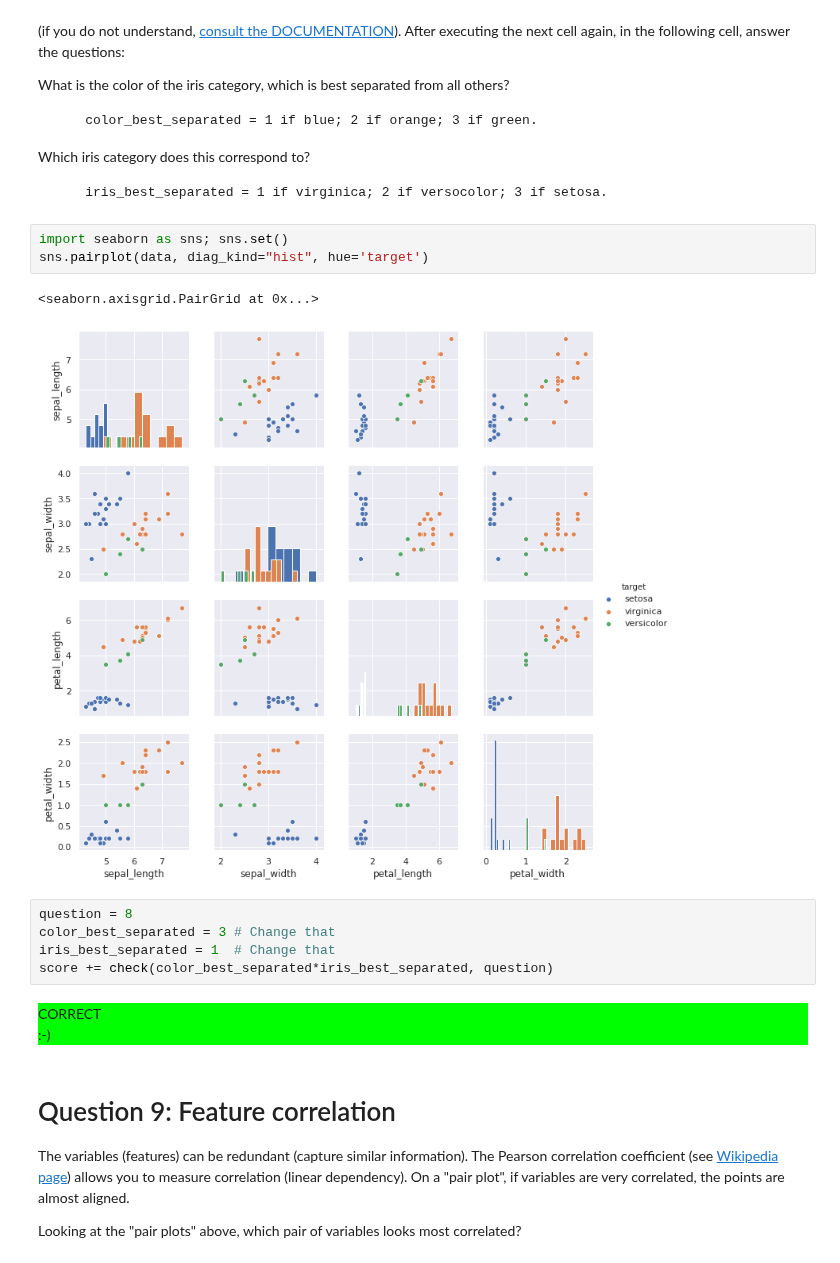
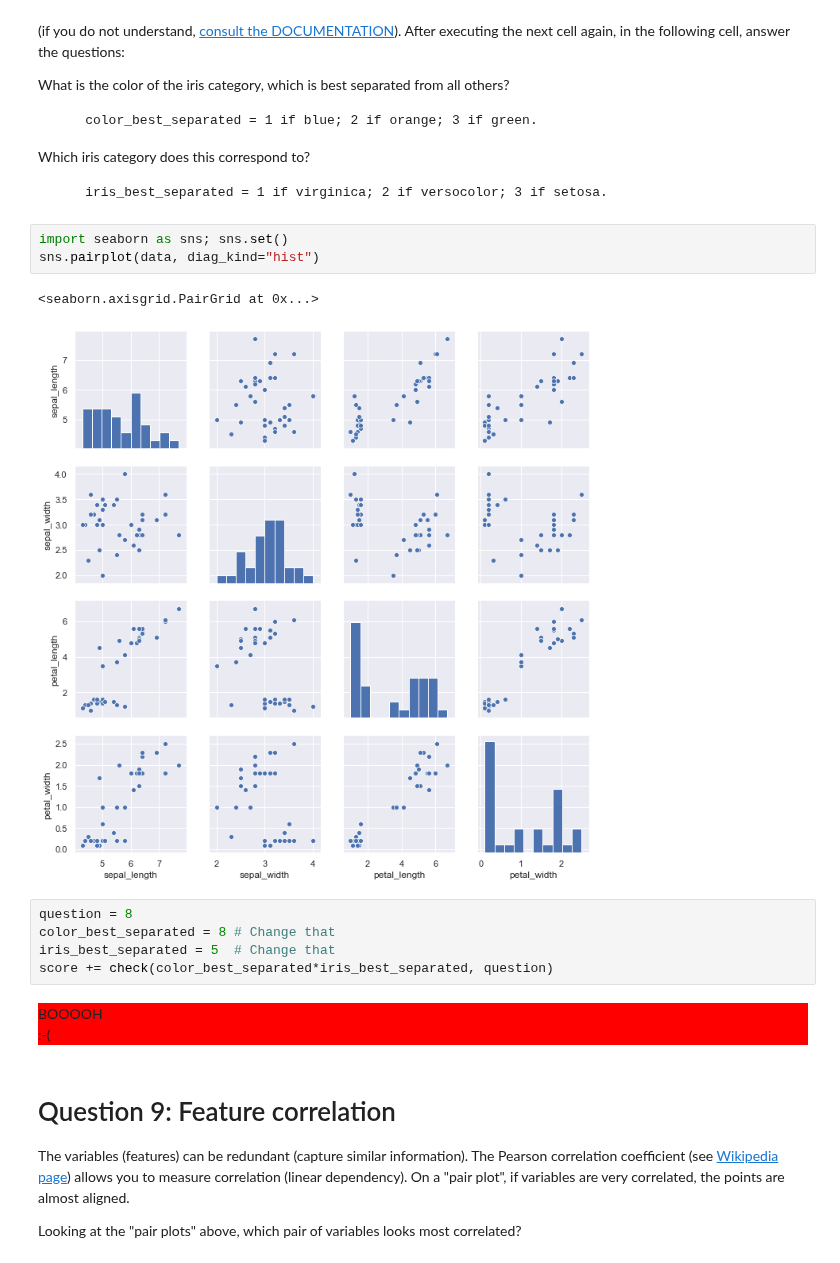
Before and after one commit to zhengying-liu/info232, a Jupyter notebook: TP0/TP0.ipynb, the cells around one changed output. Saved outputs shown, nothing was run; the diff lists cells and outputs as text.

```diff
--- a/TP0/TP0.ipynb
+++ b/TP0/TP0.ipynb
@@ -253,18 +233,18 @@ Which iris category does this correspond to?
         iris_best_separated = 1 if virginica; 2 if versocolor; 3 if setosa.
 # %%
 import seaborn as sns; sns.set()
-sns.pairplot(data, diag_kind="hist", hue='target')
+sns.pairplot(data, diag_kind="hist")
 # %% [output]
 <seaborn.axisgrid.PairGrid at 0x...>
-[figure, old version]
+[figure, new version]
 # %%
 question = 8
-color_best_separated = 3 # Change that
-iris_best_separated = 1  # Change that
+color_best_separated = 8 # Change that
+iris_best_separated = 5  # Change that
 score += check(color_best_separated*iris_best_separated, question)
 # %% [output]
-CORRECT
-:-)
+BOOOOH
+:-(
 # %% [markdown]
 # Question 9: Feature correlation
 The variables (features) can be redundant (capture similar information). The Pearson correlation coefficient (see <a href ="https://en.wikipedia.org/wiki/Pearson_correlation_coefficient"> Wikipedia page</a>) allows you to measure correlation (linear dependency). On a "pair plot", if variables are very correlated, the points are almost aligned.
```
Also changed, not shown: parts of 14 cells of this notebook, 1 other file.
